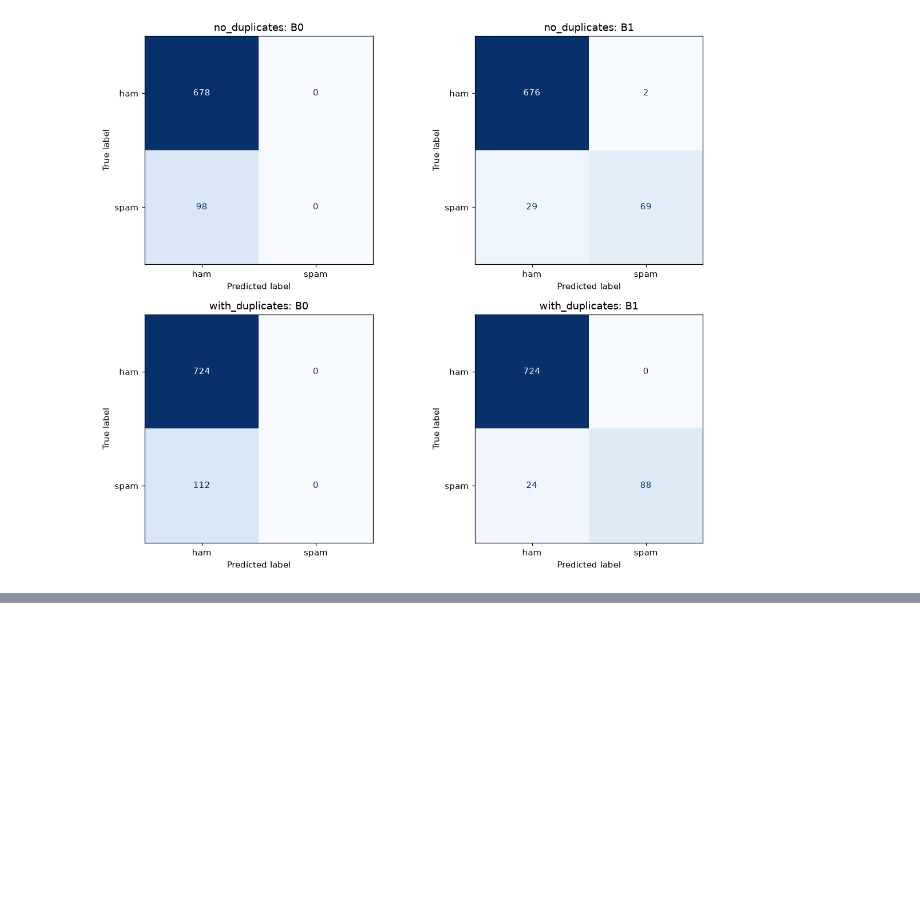
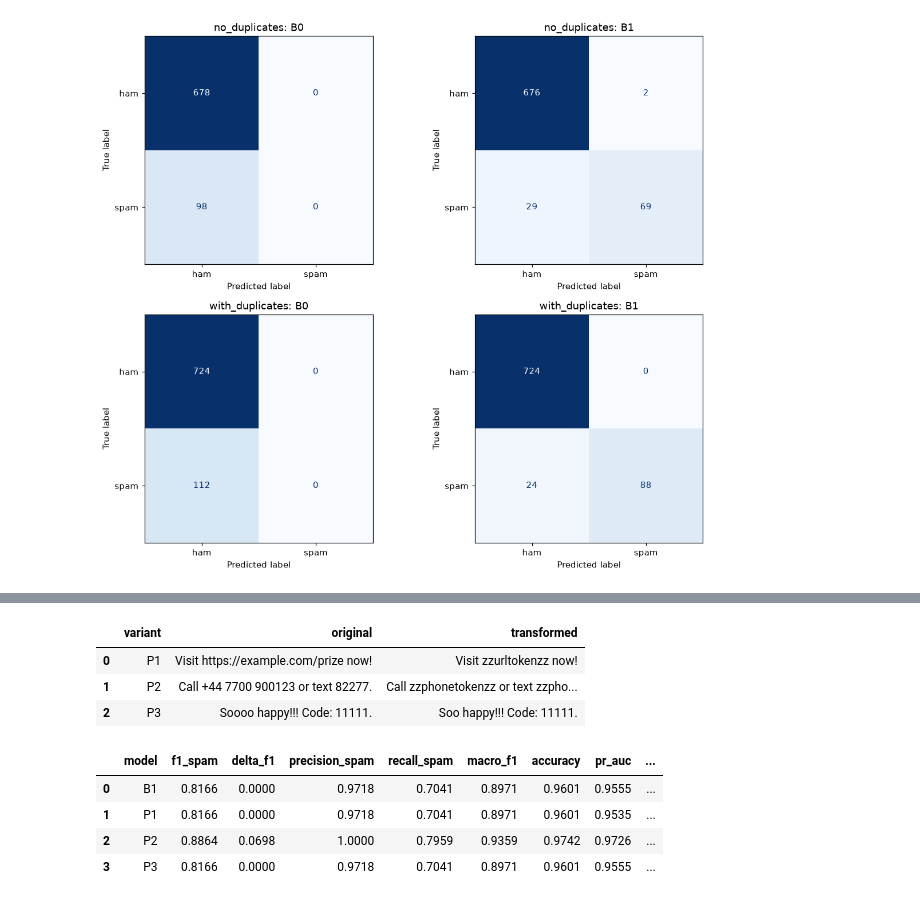
Before and after one commit to Egor332/PPD_Proj, a Jupyter notebook: eda.ipynb, the cells around one changed output, grey strips where cells are left out. Drawn from its saved outputs; the diff is of its cells as text; code cells hidden in the pictures; blank space fills up the shorter version.

```diff
--- a/eda.ipynb
+++ b/eda.ipynb
@@ -886,0 +903,61 @@ plt.close(fig)
+# %%
+import numpy as np
+import pandas as pd
+import matplotlib.pyplot as plt
+from sklearn.metrics import ConfusionMatrixDisplay
+
+from sms_spam.config import load_config
+from sms_spam.experiments import PREPROCESSING_RESULTS_DIR, run_experiment
+from sms_spam.preprocessing import transform_texts
+
+preprocessing_examples = {
+    "P1": "Visit https://example.com/prize now!",
+    "P2": "Call +44 7700 900123 or text 82277.",
+    "P3": "Soooo happy!!! Code: 11111.",
+}
+
+display(pd.DataFrame([
+    {
+        "variant": variant,
+        "original": text,
+        "transformed": transform_texts([text], variant=variant)[0],
+    }
+    for variant, text in preprocessing_examples.items()
+]))
+# %% [output]
+|  | variant | original | transformed |
+| 0 | P1 | Visit https://example.com/prize now! | Visit zzurltokenzz now! |
+| 1 | P2 | Call +44 7700 900123 or text 82277. | Call zzphonetokenzz or text zzpho... |
+| 2 | P3 | Soooo happy!!! Code: 11111. | Soo happy!!! Code: 11111. |
+# %%
+preprocessing_config = load_config()
+preprocessing_results = [
+    run_experiment(
+        model_name,
+        dataset_variant="no_duplicates",
+        config=preprocessing_config,
+        output_dir=PREPROCESSING_RESULTS_DIR,
+    )
+    for model_name in ("B1", "P1", "P2", "P3")
+]
+
+reference_predictions = preprocessing_results[0].predictions[["record_id", "y_true"]]
+for result in preprocessing_results[1:]:
+    if not result.predictions[["record_id", "y_true"]].equals(reference_predictions):
+        raise ValueError("Preprocessing variants must use identical validation records and labels.")
+
+preprocessing_comparison = pd.DataFrame([result.summary() for result in preprocessing_results])
+reference_f1 = preprocessing_results[0].metrics["f1_spam"]
+preprocessing_comparison["delta_f1"] = preprocessing_comparison["f1_spam"] - reference_f1
+preprocessing_comparison.to_csv(PREPROCESSING_RESULTS_DIR / "summary.csv", index=False)
+
+display(preprocessing_comparison[[
+    "model", "f1_spam", "delta_f1", "precision_spam", "recall_spam",
+    "macro_f1", "accuracy", "pr_auc", "average_precision", "fp", "fn",
+]].round(4))
+# %% [output]
+|  | model | f1_spam | delta_f1 | precision_spam | recall_spam | macro_f1 | accuracy | pr_auc | ... |
+| 0 | B1 | 0.8166 | 0.0000 | 0.9718 | 0.7041 | 0.8971 | 0.9601 | 0.9555 | ... |
+| 1 | P1 | 0.8166 | 0.0000 | 0.9718 | 0.7041 | 0.8971 | 0.9601 | 0.9535 | ... |
+| 2 | P2 | 0.8864 | 0.0698 | 1.0000 | 0.7959 | 0.9359 | 0.9742 | 0.9726 | ... |
+| 3 | P3 | 0.8166 | 0.0000 | 0.9718 | 0.7041 | 0.8971 | 0.9601 | 0.9555 | ... |
```
Also changed, not shown: parts of 3 cells of this notebook, 21 other files.
